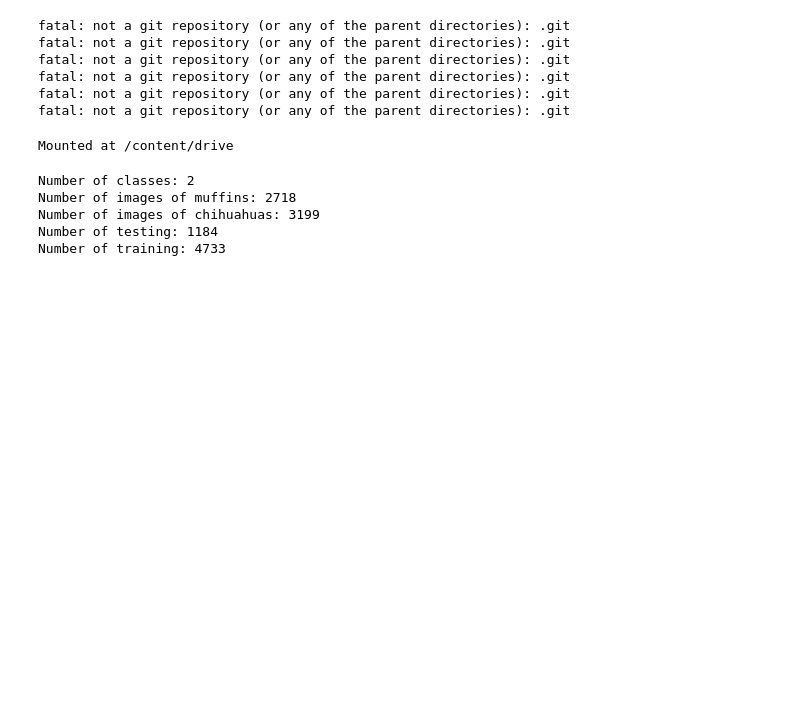
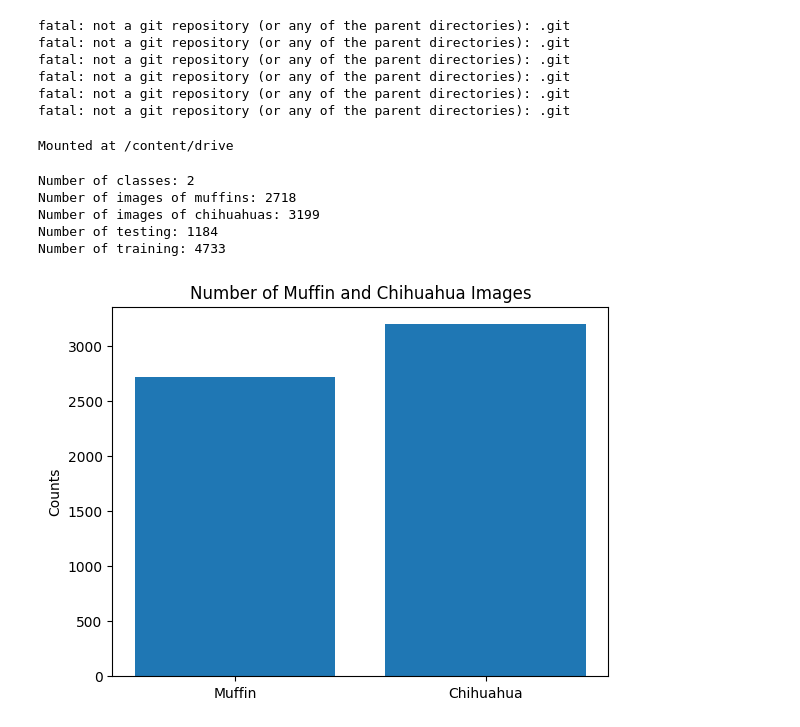
Before and after one commit to ssunsonic/Image_Classification, a Jupyter notebook: final_project_github.ipynb, the cells around one changed output. Saved outputs shown, nothing was run; the diff lists cells and outputs as text; code cells hidden in the pictures; blank space fills up the shorter version.

```diff
--- a/final_project_github.ipynb
+++ b/final_project_github.ipynb
@@ -58,3 +57,20 @@ Number of images of muffins: 2718
 Number of images of chihuahuas: 3199
 Number of testing: 1184
 Number of training: 4733
+# %%
+import matplotlib.pyplot as plt
+
+# Create some data
+heights = [num_images_test_muffin + num_images_train_muffin, num_images_test_chihuahua + num_images_train_chihuahua]
+
+# Create a bar graph
+plt.bar(['Muffin','Chihuahua'],heights)
+
+# Set the title and labels
+plt.title("Number of Muffin and Chihuahua Images")
+plt.ylabel("Counts")
+
+# Show the plot
+plt.show()
+# %% [output]
+[figure, added]
```
Also changed, not shown: parts of 3 cells of this notebook.
